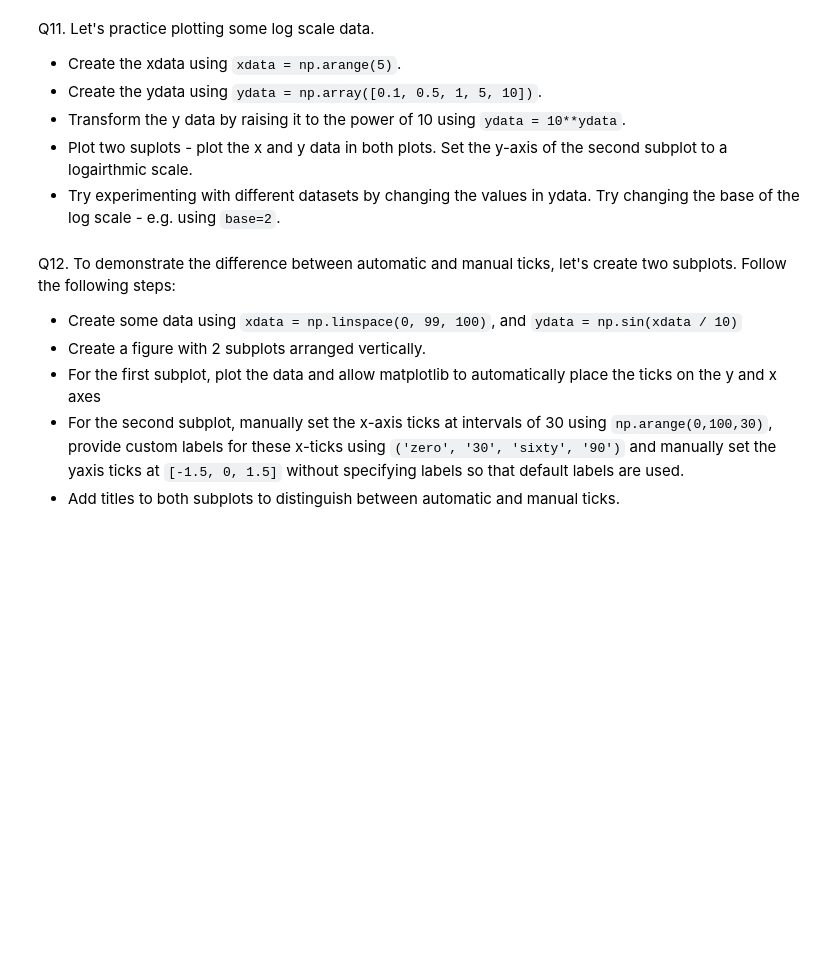
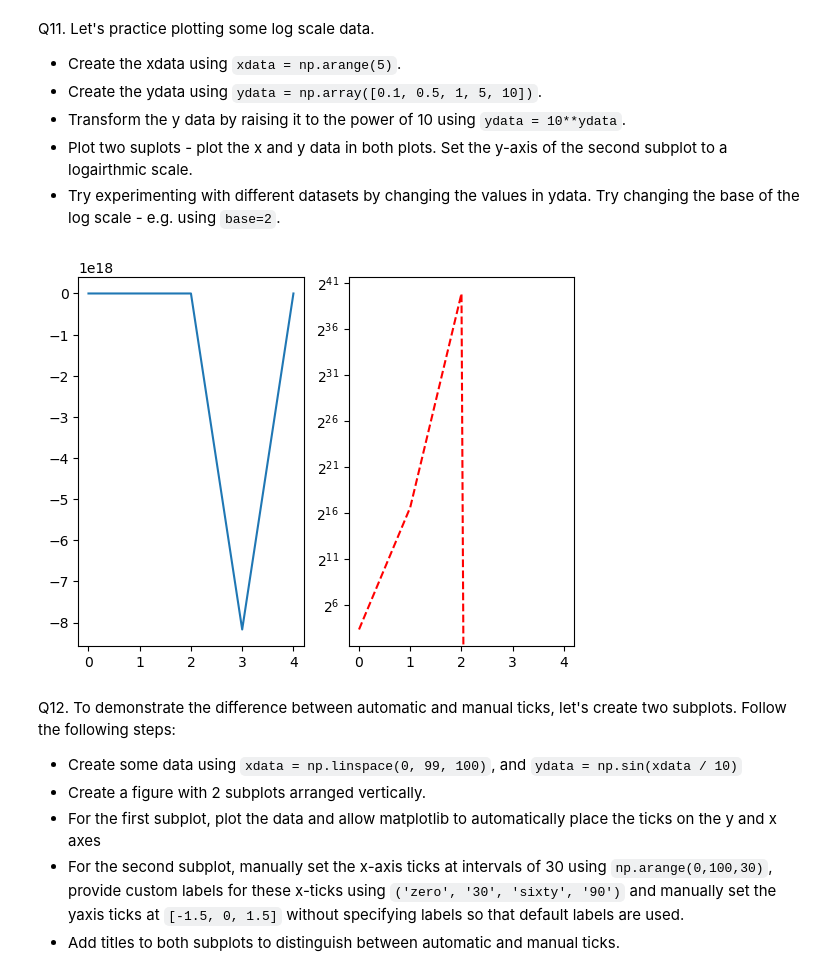
Before and after one commit to steven-h-22/my-isc-work, a Jupyter notebook: python-data/exercises/ex05_matplotlib.ipynb, the cells around one changed output. Saved outputs shown, nothing was run; the diff lists cells and outputs as text; code cells hidden in the pictures; blank space fills up the shorter version.

```diff
--- a/python-data/exercises/ex05_matplotlib.ipynb
+++ b/python-data/exercises/ex05_matplotlib.ipynb
@@ -169,6 +187,16 @@ Q11. Let's practice plotting some log scale data.
 - Transform the y data by raising it to the power of 10 using `ydata = 10**ydata`.
 - Plot two suplots - plot the x and y data in both plots. Set the y-axis of the second subplot to a logairthmic scale.
 - Try experimenting with different datasets by changing the values in ydata. Try changing the base of the log scale - e.g. using `base=2`.
+# %%
+xdata = np.arange(5)
+ydata = np.array([1, 5, 12, 53, 100])
+ydata = 10**ydata
+fig, ax = plt.subplots(1,2)
+ax[0].plot(xdata, ydata)
+ax[1].plot(xdata,ydata, c="r", linestyle = '--')
+ax[1].set_yscale('log', base=2)
+# %% [output]
+[figure, added]
 # %% [markdown]
 Q12. To demonstrate the difference between automatic and manual ticks, let's create two subplots. Follow the following steps:
 
```
Also changed, not shown: parts of 5 cells of this notebook, 1 other file.
